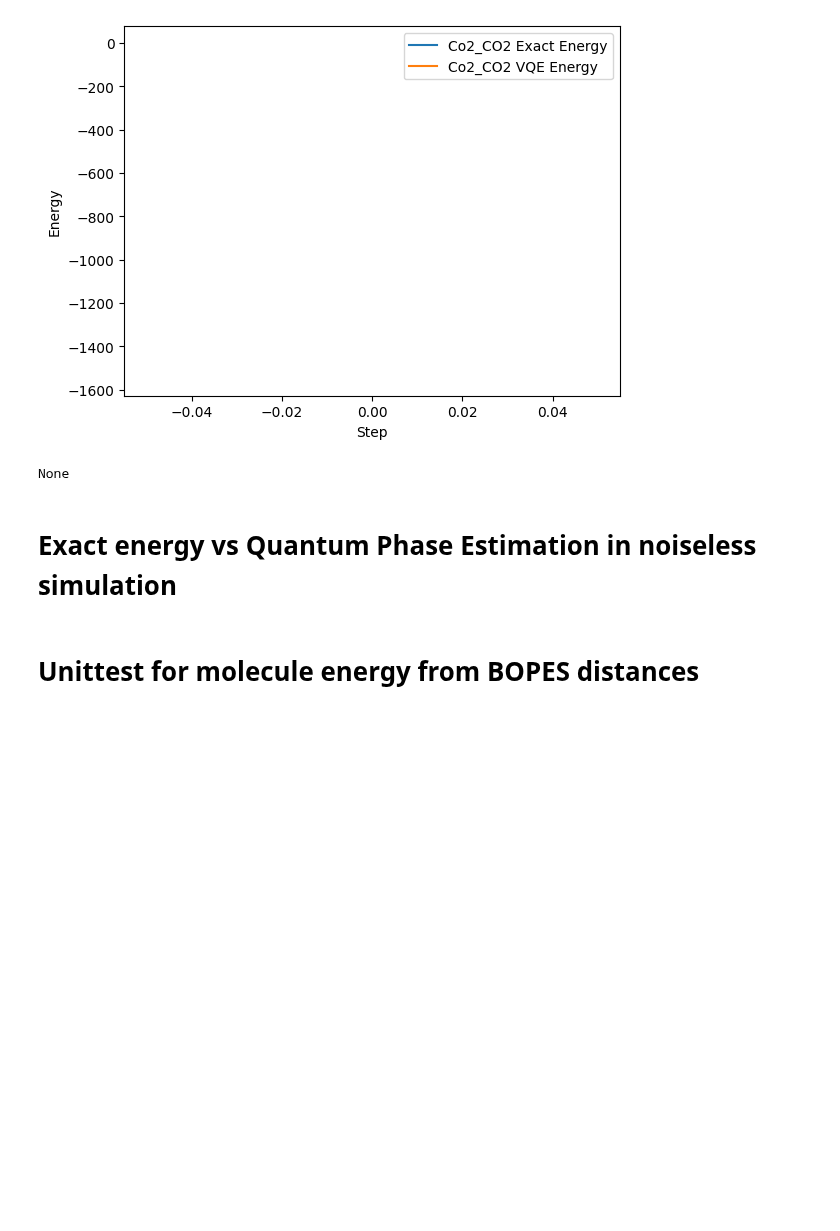
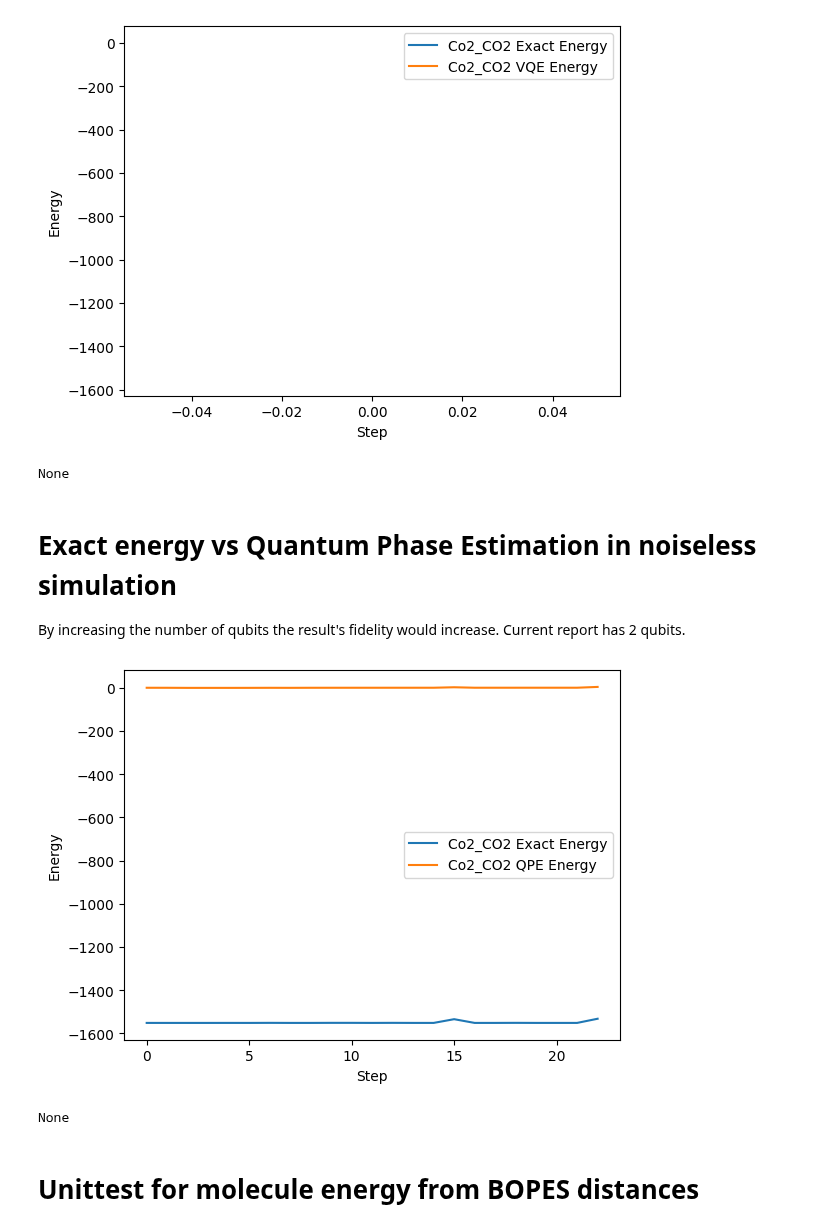
Before and after one commit to buttercutter/quantum-climate-challenge-2023, a Jupyter notebook: notebooks/deloitte_2023_quantux.ipynb, the cells around one changed output. Cells and saved outputs as stored; diff of their text form; code cells hidden in the pictures; blank space fills up the shorter version.

Commit message:
Added results for the QPE simulation run.

```diff
--- a/notebooks/deloitte_2023_quantux.ipynb
+++ b/notebooks/deloitte_2023_quantux.ipynb
@@ -1238,6 +1239,7 @@ Job Value: cg66mbde9kgh02pqbckg -0.3685297300403857
 None
 # %% [markdown]
 # Exact energy vs Quantum Phase Estimation in noiseless simulation
+By increasing the number of qubits the result's fidelity would increase. Current report has 2 qubits.
 # %%
 # ===
 exact_energies = []
@@ -1304,6 +1305,17 @@ for step in steps:
                                                   solver_type = 'numpy_solver', method = 'qpe', optimizer = optimizer,seed = _SEED)
     #print("Quantum mechanic:", _, energy, display_df )
     vqe_energies.append(energy)
+# %%
+molecule_name = "Co2_CO2"
+plt.plot(steps, exact_energies, label=molecule_name + " Exact Energy")
+plt.plot(steps, vqe_energies, label=molecule_name + " QPE Energy")
+plt.xlabel('Step')
+plt.ylabel('Energy')
+plt.legend()
+display(plt.show())
+# %% [output]
+[figure, added]
+None
 # %% [markdown]
 # Unittest for molecule energy from BOPES distances
 # %%
```
Also changed, not shown: parts of 2 cells of this notebook.
